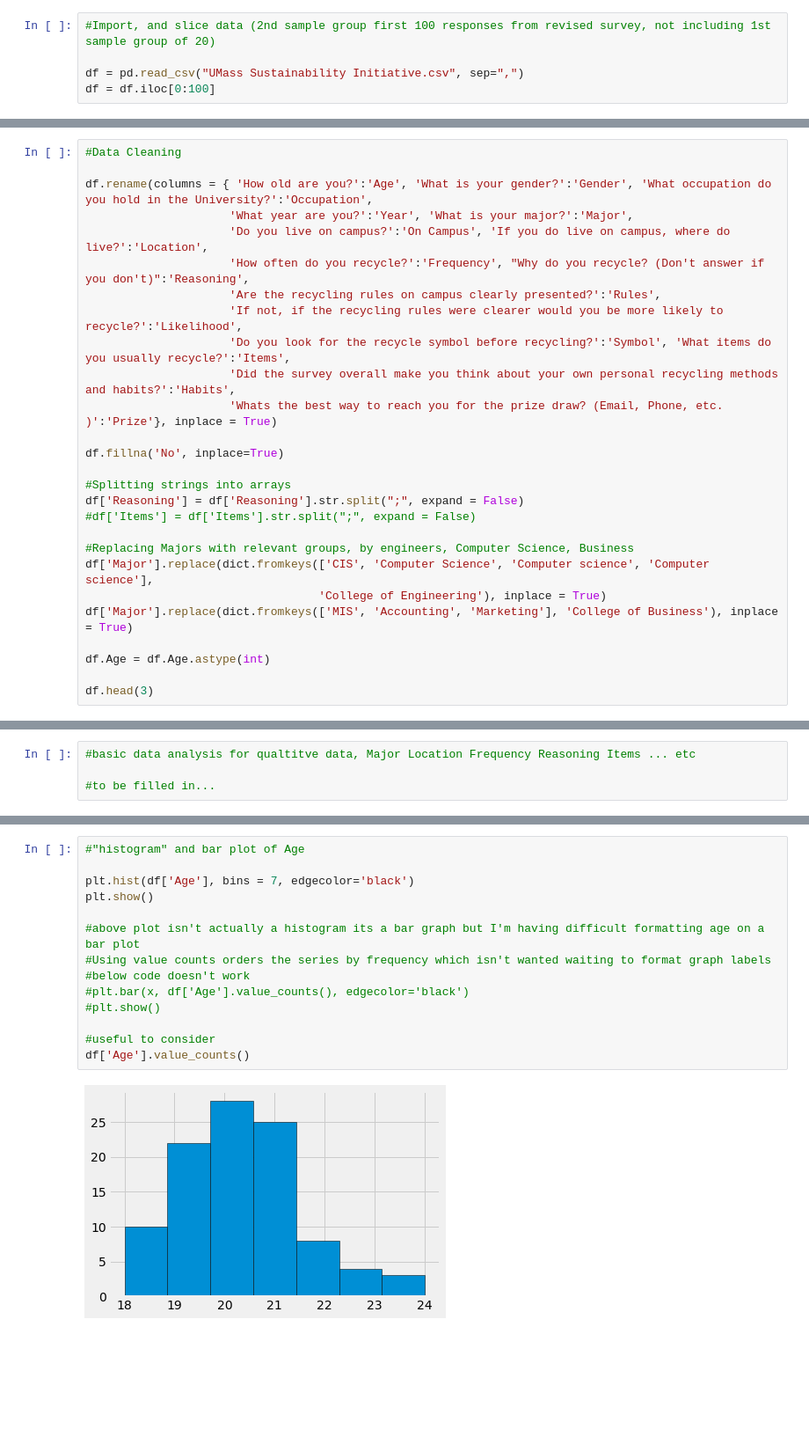
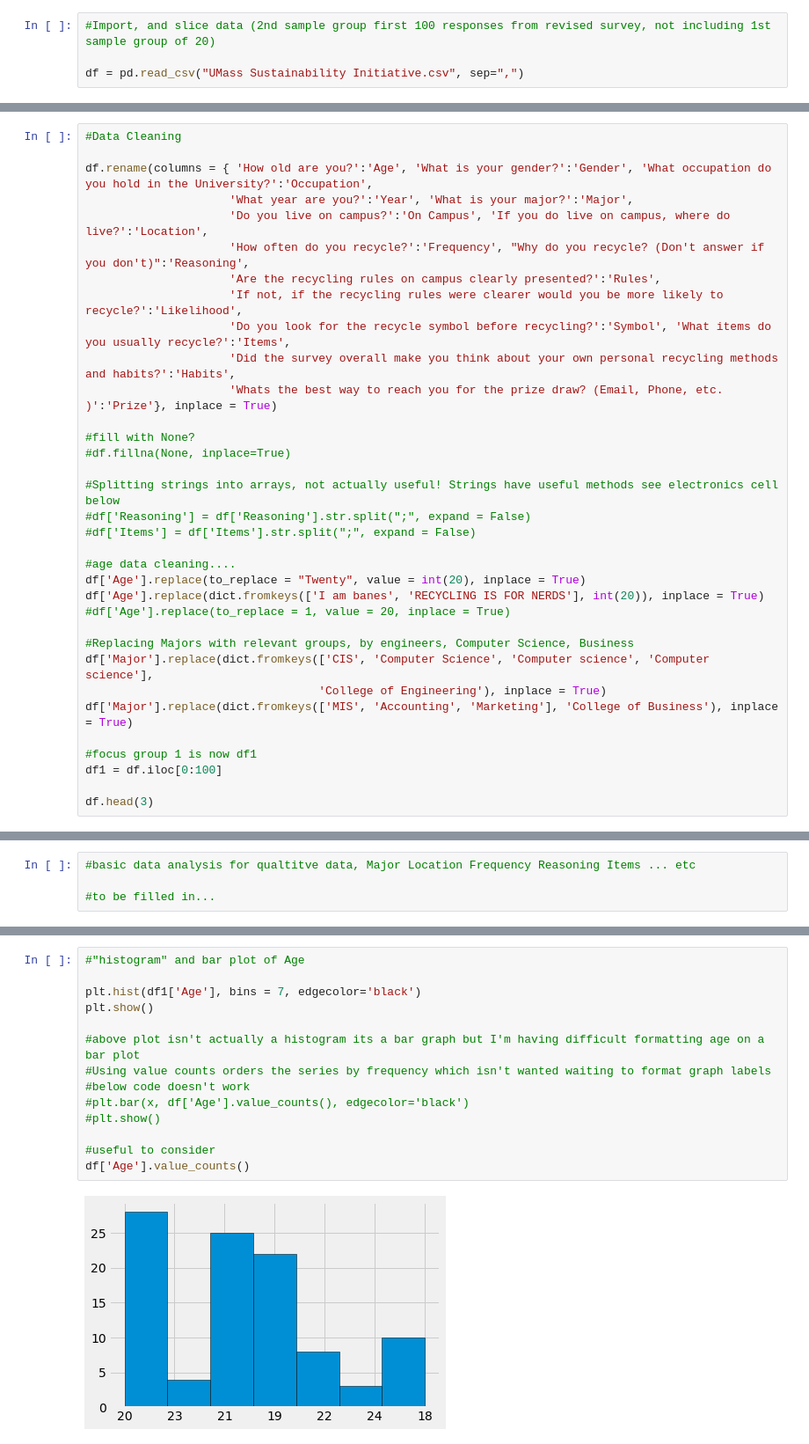
Before and after one commit to aalmeida9/362Project1, a Jupyter notebook: main.ipynb, the cells around one changed output, grey strips where cells are left out. Shown: that part at 88% size. Drawn from its saved outputs; the diff is of its cells as text; blank space fills up the shorter version.

Commit message:
Phase 2 Data Analysis on Age and Habits

```diff
--- a/main.ipynb
+++ b/main.ipynb
@@ -11,4 +11,3 @@ from statsmodels.graphics.mosaicplot import mosaic
 #Import, and slice data (2nd sample group first 100 responses from revised survey, not including 1st sample group of 20)
 
 df = pd.read_csv("UMass Sustainability Initiative.csv", sep=",")
-df = df.iloc[0:100]
@@ -25,18 +34,25 @@ df.rename(columns = { 'How old are you?':'Age', 'What is your gender?':'Gender',
                      'Did the survey overall make you think about your own personal recycling methods and habits?':'Habits',
                      'Whats the best way to reach you for the prize draw? (Email, Phone, etc. )':'Prize'}, inplace = True)
 
-df.fillna('No', inplace=True)
+#fill with None?
+#df.fillna(None, inplace=True)
 
-#Splitting strings into arrays
-df['Reasoning'] = df['Reasoning'].str.split(";", expand = False)
+#Splitting strings into arrays, not actually useful! Strings have useful methods see electronics cell below
+#df['Reasoning'] = df['Reasoning'].str.split(";", expand = False)
 #df['Items'] = df['Items'].str.split(";", expand = False)
+
+#age data cleaning....
+df['Age'].replace(to_replace = "Twenty", value = int(20), inplace = True)
+df['Age'].replace(dict.fromkeys(['I am banes', 'RECYCLING IS FOR NERDS'], int(20)), inplace = True)
+#df['Age'].replace(to_replace = 1, value = 20, inplace = True)
 
 #Replacing Majors with relevant groups, by engineers, Computer Science, Business
 df['Major'].replace(dict.fromkeys(['CIS', 'Computer Science', 'Computer science', 'Computer science'],
                                   'College of Engineering'), inplace = True)
 df['Major'].replace(dict.fromkeys(['MIS', 'Accounting', 'Marketing'], 'College of Business'), inplace = True)
 
-df.Age = df.Age.astype(int)
+#focus group 1 is now df1
+df1 = df.iloc[0:100]
 
 df.head(3)
 # %% [output]
@@ -100,16 +129,16 @@ plt.show()
 # %%
 #"histogram" and bar plot of Age
 
-plt.hist(df['Age'], bins = 7, edgecolor='black')
+plt.hist(df1['Age'], bins = 7, edgecolor='black')
 plt.show()
 
 #above plot isn't actually a histogram its a bar graph but I'm having difficult formatting age on a bar plot
 #Using value counts orders the series by frequency which isn't wanted waiting to format graph labels
 #below code doesn't work
 #plt.bar(x, df['Age'].value_counts(), edgecolor='black')
 #plt.show()
 
 #useful to consider
 df['Age'].value_counts()
 # %% [output]
-[figure, old version]
+[figure, new version]
```
Also changed, not shown: parts of 10 cells of this notebook, 1 other file.
